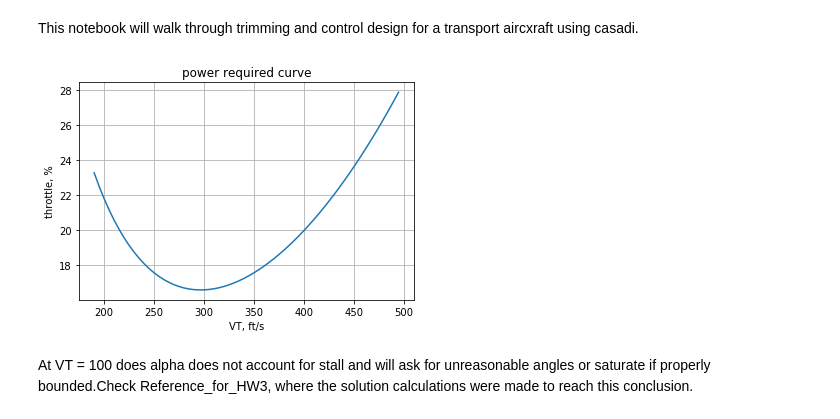
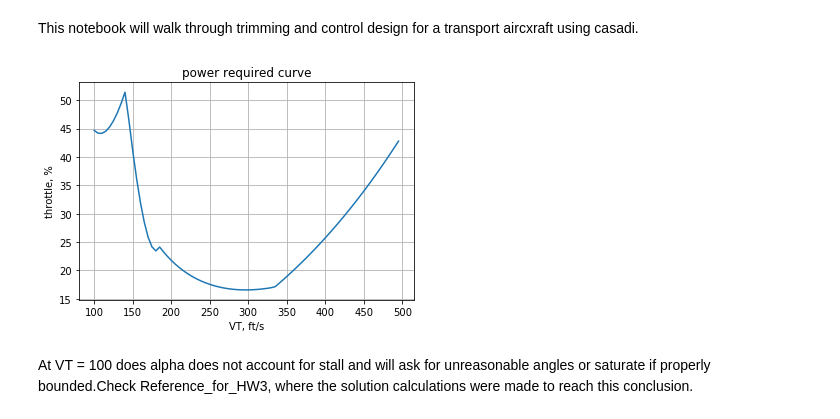
Before and after one commit to jgoppert/aae497-f19, a Jupyter notebook: homework/HW_3_Sidharth_Prasad.ipynb, the cells around one changed output. Drawn from its saved outputs; the diff is of its cells as text; code cells hidden in the pictures.

```diff
--- a/homework/HW_3_Sidharth_Prasad.ipynb
+++ b/homework/HW_3_Sidharth_Prasad.ipynb
@@ -127,9 +127,9 @@ def trim(vt, h, q, gamma):
         })
     # s = [thtl, elev_deg, alpha]
     s0 = [0.293, 2.46, np.deg2rad(0.58), 0]
-    res = S(x0=s0, lbg=0, ubg=0, lbx=[0, -60, -np.deg2rad(5),0], ubx=[1, 60, np.deg2rad(18),1])
+    res = S(x0=s0, lbg=0, ubg=0, lbx=[0, -60, -np.deg2rad(-4),0], ubx=[4, 60, np.deg2rad(18),1])
     trim_cost = res['f']
-    trim_tol = 1e-1
+    trim_tol = 1e2
     if trim_cost > trim_tol:
         raise ValueError('Trim failed to converge', trim_cost)
     assert np.abs(float(res['f'])) < trim_tol
@@ -143,19 +143,19 @@ def trim(vt, h, q, gamma):
 # %%
 def power_required_curve():
     throttle = []
-    vt_list = np.arange(190, 500, 5)
+    vt_list = np.arange(100, 500, 5)
     for vt in vt_list:
         res = trim(vt=vt, h=0, q=0, gamma=0)
         throttle.append(res['s'][0])
     plt.plot(vt_list, 100*np.array(throttle))
     plt.grid()
     plt.ylabel(r'throttle, %')
     plt.xlabel('VT, ft/s')
     plt.title('power required curve')
 
 power_required_curve()
 # %% [output]
-[figure, old version]
+[figure, new version]
 # %% [markdown]
 At VT = 100 does alpha does not account for stall and will ask for unreasonable angles or saturate if properly bounded.Check Reference_for_HW3, where the solution calculations were made to reach this conclusion.
 # %%
```
Also changed, not shown: parts of 6 cells of this notebook.
